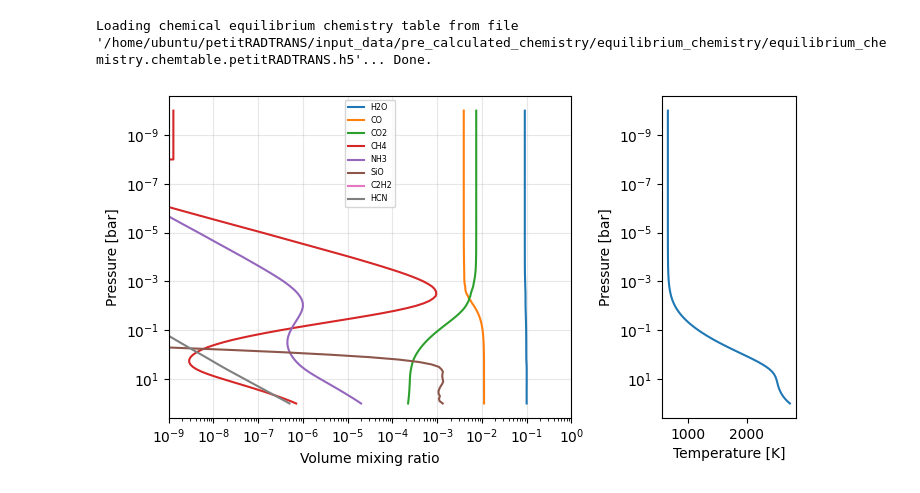
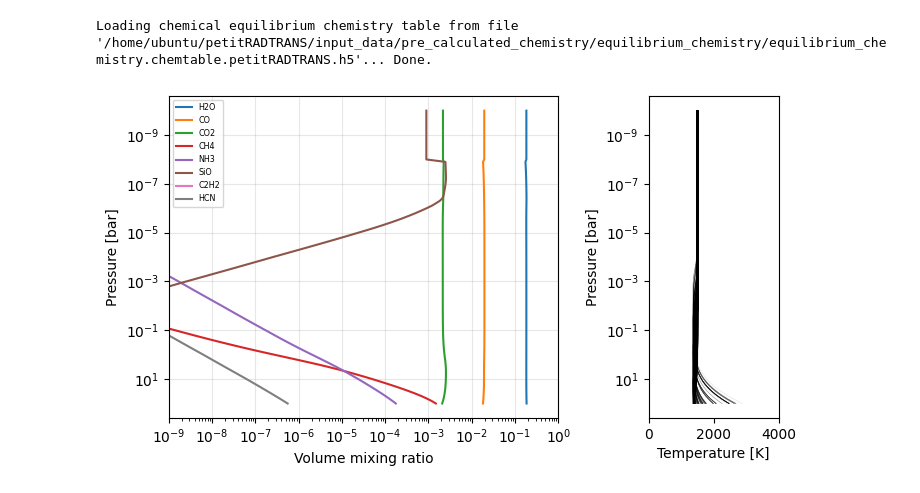
Before and after one commit to cjiang-exo/ReLiC, a Jupyter notebook: plot_ts.ipynb, the cells around one changed output. Drawn from its saved outputs; the diff is of its cells as text; code cells hidden in the pictures.

Commit message:
modified:   __pycache__/lcr_core.cpython-312.pyc 	modified:   config/WASP107b_mcmc.json 	modified:   lcr_core.py 	modified:   output.log 	modified:   plot_corners.ipynb 	modified:   plot_ts.ipynb

```diff
--- a/plot_ts.ipynb
+++ b/plot_ts.ipynb
@@ -96,20 +96,21 @@ atm_params = np.array([
 ])
 atm_params = atm_params.T
 # %%
-planet_mass = 0.125298 * nc.m_jup # g
-ref_pres_bar = 10**-4.32504
-cloud_pres_bar = 10**-4.57815
-metals = np.full_like(pres_bar, 1.40263)
-c2o_ratios = np.full_like(pres_bar, 0.100316)
+planet_mass = 0.828351 * nc.m_jup # g
+ref_pres_bar = 10**1.46217
+cloud_pres_bar = 10**-0.989519
+metals = np.full_like(pres_bar, 1.68743)
+c2o_ratios = np.full_like(pres_bar, 0.101954)
 ref_gravity = nc.G * planet_mass / (planet_radius * nc.r_jup_mean)**2
+cloud_fraction = 1.0
 
 # temperatures = np.full_like(pres_bar, 1488.0) # K
 temperatures = get_tprofile(
     pressures=pres_bar,
-    infrared_mean_opacity=10**-1.61761,
-    gamma=10**-2.39213,
+    infrared_mean_opacity=10**-3.43477,
+    gamma=10**0.154312,
     gravities=ref_gravity,
-    intrinsic_temperature=246.215,
+    intrinsic_temperature=464.207,
     equilibrium_temperature=teq,
 )
 
@@ -133,6 +134,7 @@ _, transit_radii, add_output = atmosphere.calculate_transit_radii(
     planet_radius=planet_radius * nc.r_jup_mean,
     reference_pressure=ref_pres_bar,
     opaque_cloud_top_pressure=cloud_pres_bar,
+    cloud_fraction=cloud_fraction,
     return_contribution=True,
 )
 ts_bestfit = (transit_radii/(star_radius * nc.r_sun))**2
@@ -150,35 +152,48 @@ for i, sp in enumerate(species_names):
 # c2o_ratios = np.full_like(pres_bar, 0.23)
 # metals = np.full_like(pres_bar, 0.69)
 # mass_fractions, mmw, nabla_ad = chem.interpolate_mass_fractions(
 #     co_ratios=c2o_ratios,
 #     log10_metallicities=metals,
 #     temperatures=temperatures,
 #     pressures=pres_bar,
 #     full=True
 #     )
 # for i, sp in enumerate(species_names):
 #     mixing_ratios = mass_fractions[sp] * mmw / get_species_molar_mass(sp)
 #     ax[0].plot(mixing_ratios, pres_bar, ls='--', c=f'C{i}')
 
-ax[1].plot(temperatures, pres_bar)
+for p in atm_params[-1000:]:
+    kir = p[3]
+    gamma = p[4]
+    tint = p[5]
+    temp = get_tprofile(
+        pressures=pres_bar,
+        infrared_mean_opacity=10**kir,
+        gamma=10**gamma,
+        gravities=ref_gravity,
+        intrinsic_temperature=tint,
+        equilibrium_temperature=teq,
+    )
+    ax[1].plot(temp, pres_bar, lw=0.5, alpha=0.1, c='k')
 
 ax[0].set_xscale('log')
 ax[0].set_yscale('log')
 ax[0].set_ylabel('Pressure [bar]')
 ax[0].set_xlabel('Volume mixing ratio')
 ax[0].set_xlim(1e-9, 1)
 ax[0].grid(alpha=0.3)
 ax[0].invert_yaxis()
 ax[0].legend(fontsize='xx-small')
 
+ax[1].set_xlim(0, 4000)
 ax[1].set_xlabel('Temperature [K]')
 ax[1].set_yscale('log')
 ax[1].set_ylabel('Pressure [bar]')
 ax[1].invert_yaxis()
 fig.tight_layout()
 fig.savefig('chemistry.png', dpi=100)
 # %% [output]
-[figure, old version]
+[figure, new version]
 # %%
 """ Contribution function """
 
```
Also changed, not shown: parts of 5 cells of this notebook, 4 other files.
